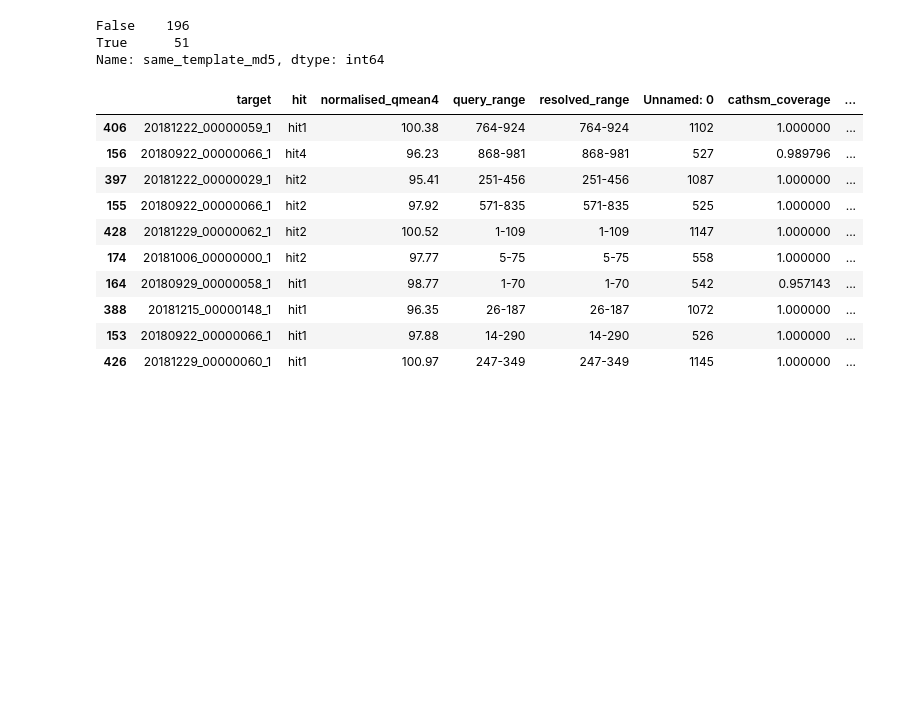
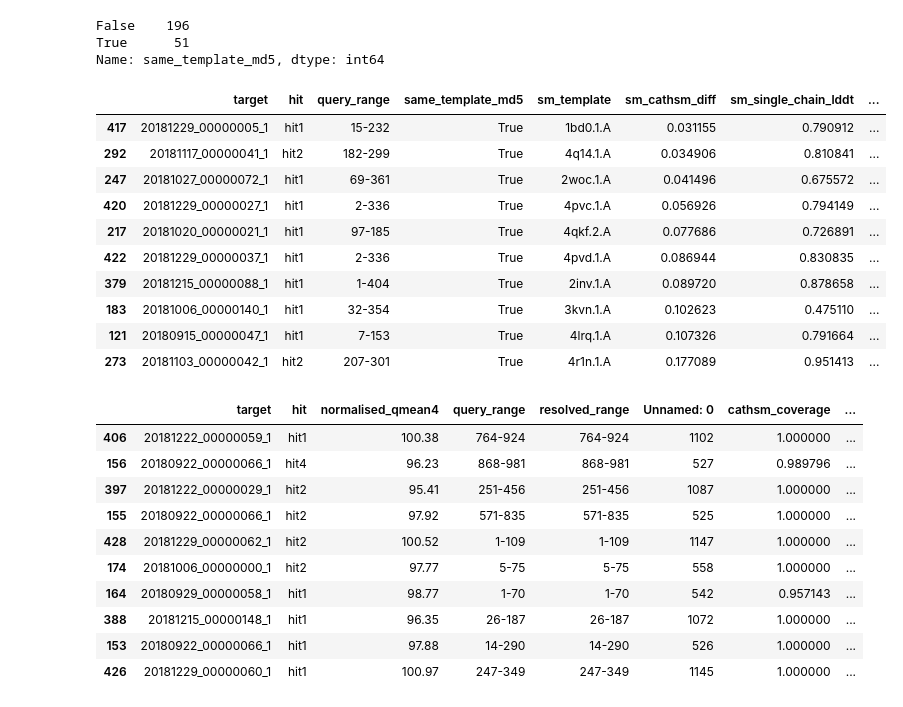
Before and after one commit to CATH-SWISSMODEL/cathsm-cameo, a Jupyter notebook: Plots_lDDT.ipynb, the cells around one changed output. Saved outputs shown, nothing was run; the diff lists cells and outputs as text; code cells hidden in the pictures; blank space fills up the shorter version.

```diff
--- a/Plots_lDDT.ipynb
+++ b/Plots_lDDT.ipynb
@@ -471,6 +471,25 @@ resolvedhits_best_sm['same_template_md5'].value_counts()
 False    196
 True      51
 Name: same_template_md5, dtype: int64
+# %%
+# Look at points above the diagonal with same template - better in SM, bad in CATH-SM
+resolvedhits_best_sm[resolvedhits_best_sm['same_template_md5']] \
+    [['target', 'hit', 'query_range', 'same_template_md5', 'sm_template', 'sm_cathsm_diff',
+      'sm_single_chain_lddt', 'cathsm_single_chain_lddt']] \
+    .sort_values('sm_cathsm_diff') \
+    .tail(n=10)
+# %% [output]
+|  | target | hit | query_range | same_template_md5 | sm_template | sm_cathsm_diff | sm_single_chain_lddt | ... |
+| 417 | 20181229_00000005_1 | hit1 | 15-232 | True | 1bd0.1.A | 0.031155 | 0.790912 | ... |
+| 292 | 20181117_00000041_1 | hit2 | 182-299 | True | 4q14.1.A | 0.034906 | 0.810841 | ... |
+| 247 | 20181027_00000072_1 | hit1 | 69-361 | True | 2woc.1.A | 0.041496 | 0.675572 | ... |
+| 420 | 20181229_00000027_1 | hit1 | 2-336 | True | 4pvc.1.A | 0.056926 | 0.794149 | ... |
+| 217 | 20181020_00000021_1 | hit1 | 97-185 | True | 4qkf.2.A | 0.077686 | 0.726891 | ... |
+| 422 | 20181229_00000037_1 | hit1 | 2-336 | True | 4pvd.1.A | 0.086944 | 0.830835 | ... |
+| 379 | 20181215_00000088_1 | hit1 | 1-404 | True | 2inv.1.A | 0.089720 | 0.878658 | ... |
+| 183 | 20181006_00000140_1 | hit1 | 32-354 | True | 3kvn.1.A | 0.102623 | 0.475110 | ... |
+| 121 | 20180915_00000047_1 | hit1 | 7-153 | True | 4lrq.1.A | 0.107326 | 0.791664 | ... |
+| 273 | 20181103_00000042_1 | hit2 | 207-301 | True | 4r1n.1.A | 0.177089 | 0.951413 | ... |
 # %%
 # Look at the points in the bottom right - high lDDT in CATH-SM models, low in SM
 # Ignore domains that SM didn't cover for now.
```
Also changed, not shown: parts of 8 cells of this notebook, 1 other file.
